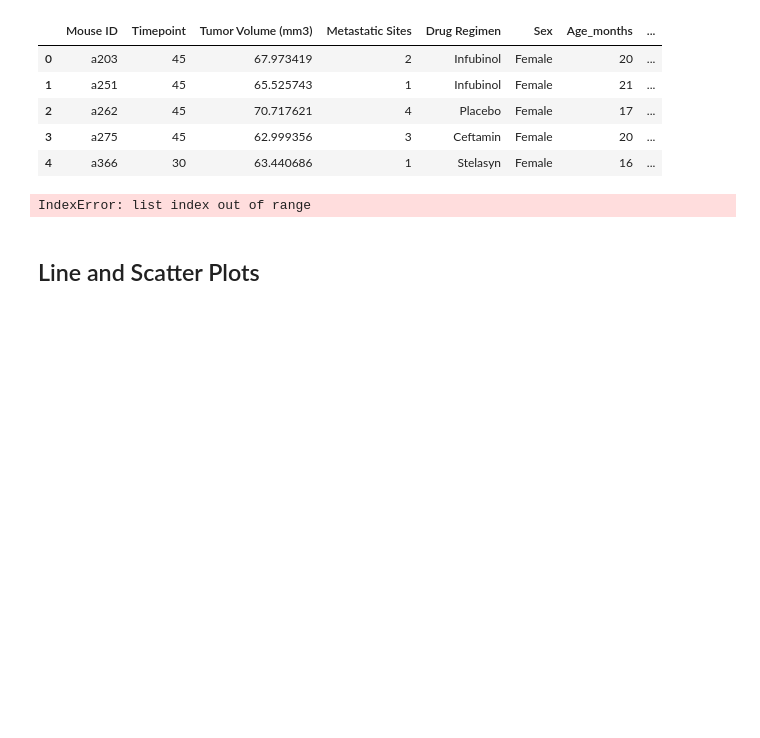
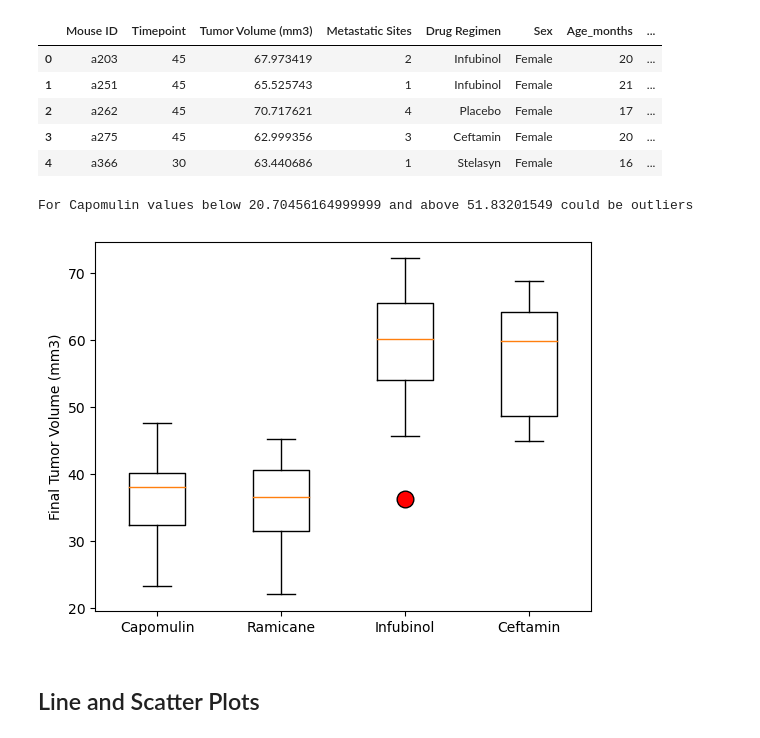
Before and after one commit to durdia2/pymaceuticals-module, a Jupyter notebook: pymaceuticals_starter.ipynb, the cells around one changed output. Saved outputs shown, nothing was run; the diff lists cells and outputs as text; code cells hidden in the pictures; blank space fills up the shorter version.

```diff
--- a/pymaceuticals_starter.ipynb
+++ b/pymaceuticals_starter.ipynb
@@ -203,47 +203,44 @@ treatments = ["Capomulin", "Ramicane", "Infubinol", "Ceftamin"]
 
 # Create empty list to fill with tumor vol data (for plotting)
 tumor_vol_data=[]
-upperq_list = []
-lowerq_list = []
 
 
-# Calculate the IQR and quantitatively determine if there are any potential outliers.
+
 for treatment in treatments:
-    quartiles=tumor_vol_data[0]
 
 
-   # Locate the rows which contain mice on each drug and get the tumor volumes
+    # Locate the rows which contain mice on each drug and get the tumor volumes
 
     tv_regimen =tv_lastpoint.loc[tv_lastpoint["Drug Regimen"] == treatment]
     tumor_vol= tv_regimen['Tumor Volume (mm3)']
 
     # add subset
     tumor_vol_data.append(tumor_vol)
-
+# Calculate the IQR and quantitatively determine if there are any potential outliers.
+    quartile0 = tumor_vol_data[0].quantile([.25,.5,.75])
+    lowerq0 = quartile0[0.25]
+    upperq0 = quartile0[0.75]
+    IQR0 = upperq0-lowerq0
 #Determine outliers using upper and lower bounds
     lower_bound0 = lowerq0 - (1.5*IQR0)
     upper_bound0 = upperq0 + (1.5*IQR0)
 
-    lower_bound1 = lowerq1 - (1.5*IQR1)
-    upper_bound1 = upperq1 + (1.5*IQR1)
-
-    lower_bound2 = lowerq2 - (1.5*IQR2)
-    upper_bound2 = upperq2 + (1.5*IQR2)
-
-    lower_bound3 = lowerq3 - (1.5*IQR3)
-    upper_bound3 = upperq3 + (1.5*IQR3)
-
 
 #Print values
 print(f"For {treatments[0]} values below {lower_bound0} and above {upper_bound0} could be outliers")
-print(f"For {treatments[1]} values below {lower_bound1} and above {upper_bound1} could be outliers")
-print(f"For {treatments[2]} values below {lower_bound2} and above {upper_bound2} could be outliers")
-print(f"For {treatments[3]} values below {lower_bound3} and above {upper_bound3} could be outliers")
 # %% [output]
-IndexError: list index out of range
+For Capomulin values below 20.70456164999999 and above 51.83201549 could be outliers
 # %%
 # Generate a box plot that shows the distrubution of the tumor volume for each treatment group.
 # Generate a box plot of the final tumor volume of each mouse across four regimens of interest
+flierprops = dict(marker='o', markerfacecolor='red', markersize=12,
+                  )
+fig1, ax1 = plt.subplots()
+ax1.set_ylabel('Final Tumor Volume (mm3)')
+ax1.boxplot(tumor_vol_data, flierprops = flierprops, labels = treatments)
+plt.show()
+# %% [output]
+[figure, added]
 # %% [markdown]
 ## Line and Scatter Plots
 # %%
```
